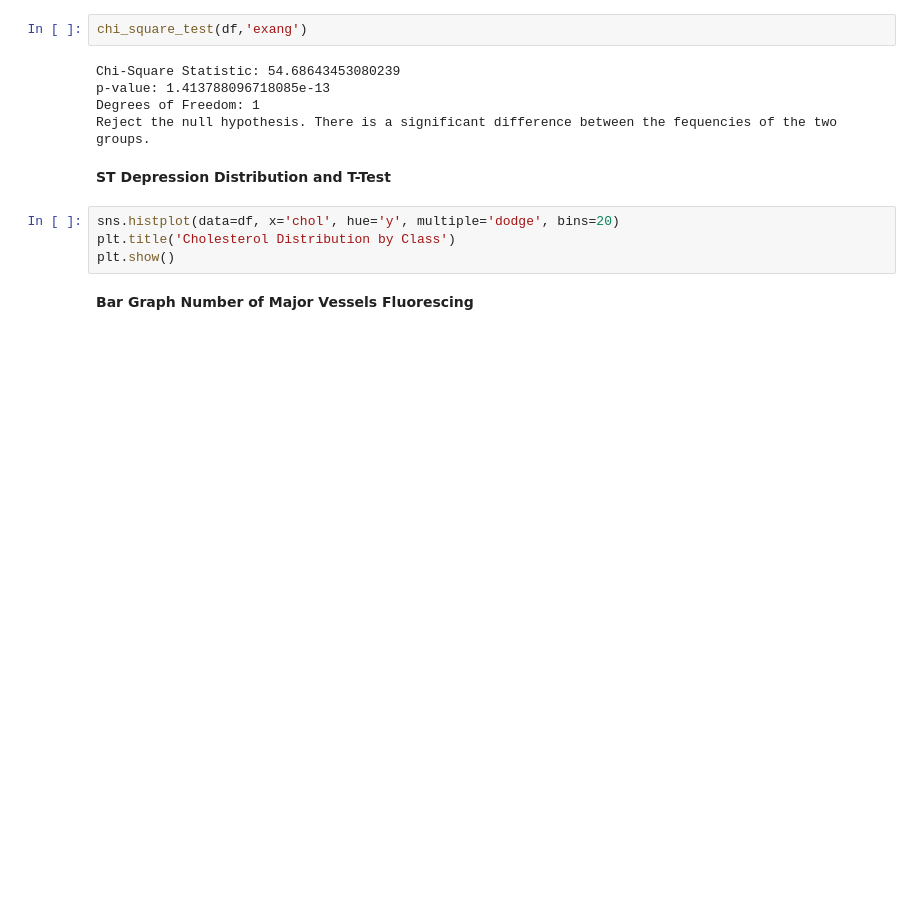
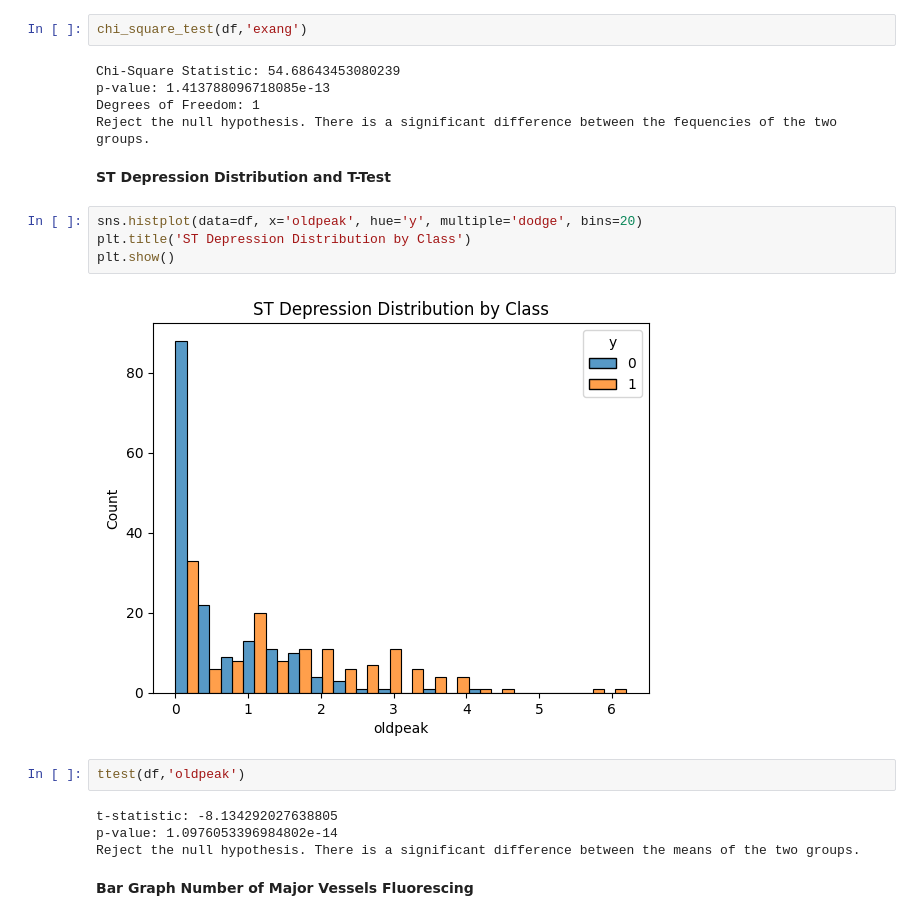
Before and after one commit to rhiats/classification_CAD, a Jupyter notebook: Heart_Disease.ipynb, the cells around one changed output. Saved outputs shown, nothing was run; the diff lists cells and outputs as text; blank space fills up the shorter version.

Commit message:
T Test Depressions

```diff
--- a/Heart_Disease.ipynb
+++ b/Heart_Disease.ipynb
@@ -347,8 +347,16 @@ Reject the null hypothesis. There is a significant difference between the fequen
 # %% [markdown]
 **ST Depression Distribution and T-Test**
 # %%
-sns.histplot(data=df, x='chol', hue='y', multiple='dodge', bins=20)
-plt.title('Cholesterol Distribution by Class')
+sns.histplot(data=df, x='oldpeak', hue='y', multiple='dodge', bins=20)
+plt.title('ST Depression Distribution by Class')
 plt.show()
+# %% [output]
+[figure, added]
+# %%
+ttest(df,'oldpeak')
+# %% [output]
+t-statistic: -8.134292027638805
+p-value: 1.0976053396984802e-14
+Reject the null hypothesis. There is a significant difference between the means of the two groups.
 # %% [markdown]
 **Bar Graph Number of Major Vessels Fluorescing**
```
Also changed, not shown: parts of 1 cell of this notebook.
